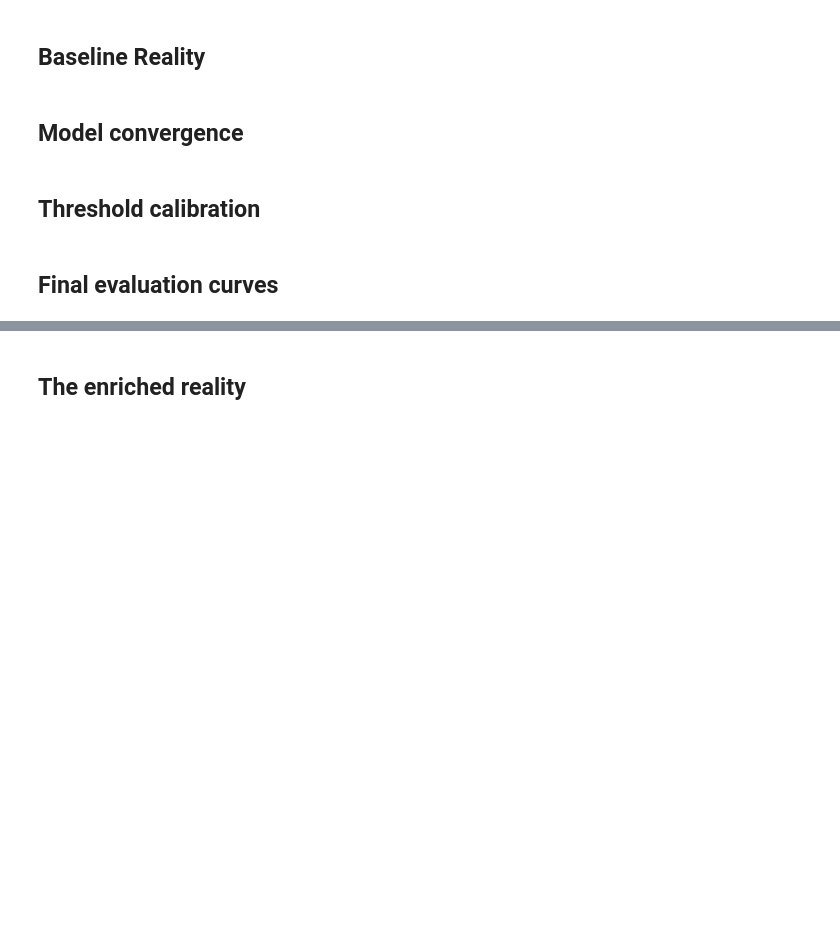
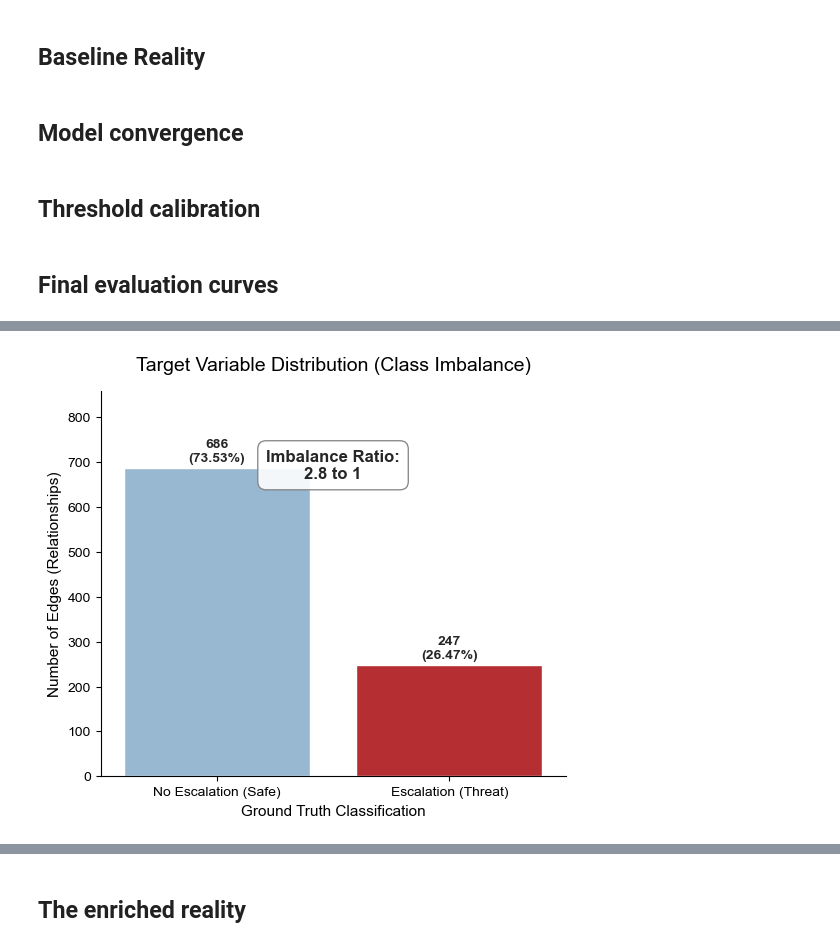
Before and after one commit to mdyagual/sna-for-oms-project, a Jupyter notebook: notebooks/risk_final_evaluation.ipynb, the cells around one changed output, grey strips where cells are left out. Saved outputs shown, nothing was run; the diff lists cells and outputs as text; code cells hidden in the pictures; blank space fills up the shorter version.

```diff
--- a/notebooks/risk_final_evaluation.ipynb
+++ b/notebooks/risk_final_evaluation.ipynb
@@ -369,0 +327,99 @@ def plot_final_evaluation_curves(y_true, y_probs, optimal_threshold):
+# %%
+def fetch_raw_class_counts(uri, user, password):
+    """
+    Fetches the raw count of positive (escalation) vs negative edges
+    by reading the semantic relationship types, ignoring SNA meta-edges.
+    """
+    query = """
+    MATCH ()-[r]->()
+    // 1. Filter out the meta-edges generated by the SNA graph_builder
+    WHERE type(r) <> 'SNA_TIE_STRENGTH'
+    RETURN
+        // 2. Classify based on your actual OMS ontology from schemas.py
+        CASE WHEN type(r) IN ['ASSAULTS', 'THREATENS', 'SELF_HARM'] THEN 'Escalation (Class 1)'
+             ELSE 'Baseline (Class 0)' END as Class,
+        count(r) as Count
+    """
+
+    with GraphDatabase.driver(uri, auth=(user, password)) as driver:
+        with driver.session() as session:
+            result = session.run(query)
+            df = pd.DataFrame([dict(record) for record in result])
+
+    if df.empty:
+        df = pd.DataFrame({'Class': ['Baseline (Class 0)', 'Escalation (Class 1)'], 'Count': [0, 0]})
+    return df
+
+def plot_class_imbalance(df_counts):
+    """
+    Generates a clean bar chart showing the extreme class imbalance.
+    """
+    fig, ax = plt.subplots(figsize=(6, 5))
+
+    sns.set_theme(style="whitegrid")
+
+    # ==========================================
+    # THE FIX: Map the raw Cypher labels to clean Display labels safely
+    # ==========================================
+    label_mapping = {
+        'Baseline (Class 0)': 'No Escalation (Safe)',
+        'Escalation (Class 1)': 'Escalation (Threat)'
+    }
+    df_counts['Display_Class'] = df_counts['Class'].map(label_mapping)
+
+    # Update the barplot to use the new 'Display_Class' column.
+    # Adding 'order' guarantees the Safe (Blue) bar is always on the left!
+    sns.barplot(
+        x='Display_Class',
+        y='Count',
+        data=df_counts,
+        palette=['#cb181d','#8ebad9'],
+        ax=ax,
+        hue='Display_Class',
+        legend=False,
+        order=['No Escalation (Safe)', 'Escalation (Threat)']
+    )
+    # ==========================================
+
+    # Annotate bars with exact counts and percentages
+    total = df_counts['Count'].sum()
+    for p in ax.patches:
+        height = p.get_height()
+        # Prevent division by zero if the dataframe is empty
+        percentage = (height / total) * 100 if total > 0 else 0
+        ax.text(p.get_x() + p.get_width()/2., height + (total * 0.01),
+                f'{int(height)}\n({percentage:.2f}%)',
+                ha="center", va="bottom", fontsize=10, fontweight='bold')
+
+    # Safely extract the counts based on the exact string labels from our Cypher query
+    safe_count = df_counts.loc[df_counts['Class'] == 'Baseline (Class 0)', 'Count'].sum()
+    threat_count = df_counts.loc[df_counts['Class'] == 'Escalation (Class 1)', 'Count'].sum()
+
+    imbalance_ratio = safe_count / threat_count if threat_count > 0 else 0
+    textstr = f'Imbalance Ratio:\n{imbalance_ratio:.1f} to 1'
+
+    # Add the text box in the upper center of the plot
+    ax.text(0.5, 0.85, textstr, transform=ax.transAxes, fontsize=12,
+             verticalalignment='top', horizontalalignment='center', fontweight='bold',
+             bbox=dict(boxstyle='round,pad=0.5', facecolor='white', edgecolor='gray', alpha=0.9))
+
+    # Dynamically scale the y-axis so the text box doesn't overlap the bars
+    max_count = df_counts['Count'].max()
+    ax.set_ylim(0, max_count * 1.25)
+
+    ax.set_title("Target Variable Distribution (Class Imbalance)", fontsize=14, pad=15)
+    ax.set_xlabel("Ground Truth Classification", fontsize=11)
+    ax.set_ylabel("Number of Edges (Relationships)", fontsize=11)
+
+    sns.despine()
+    return fig
+
+
+print("Step 1: Fetching raw metadata distributions from Neo4j...")
+df_class = fetch_raw_class_counts(graph_base.URL, graph_base.USER, graph_base.PASS)
+# Generate and display Class Imbalance
+fig_imbalance = plot_class_imbalance(df_class)
+timestamp_dist = datetime.now().strftime("%Y%m%d_%H%M%S")
+#plt.savefig(f"{timestamp_dist}_class_distribution.png", dpi=300, bbox_inches='tight')
+plt.show()
+# %% [output]
@@ -369,0 +427 @@ def plot_final_evaluation_curves(y_true, y_probs, optimal_threshold):
+[figure, added]
```
Also changed, not shown: parts of 17 cells of this notebook.
